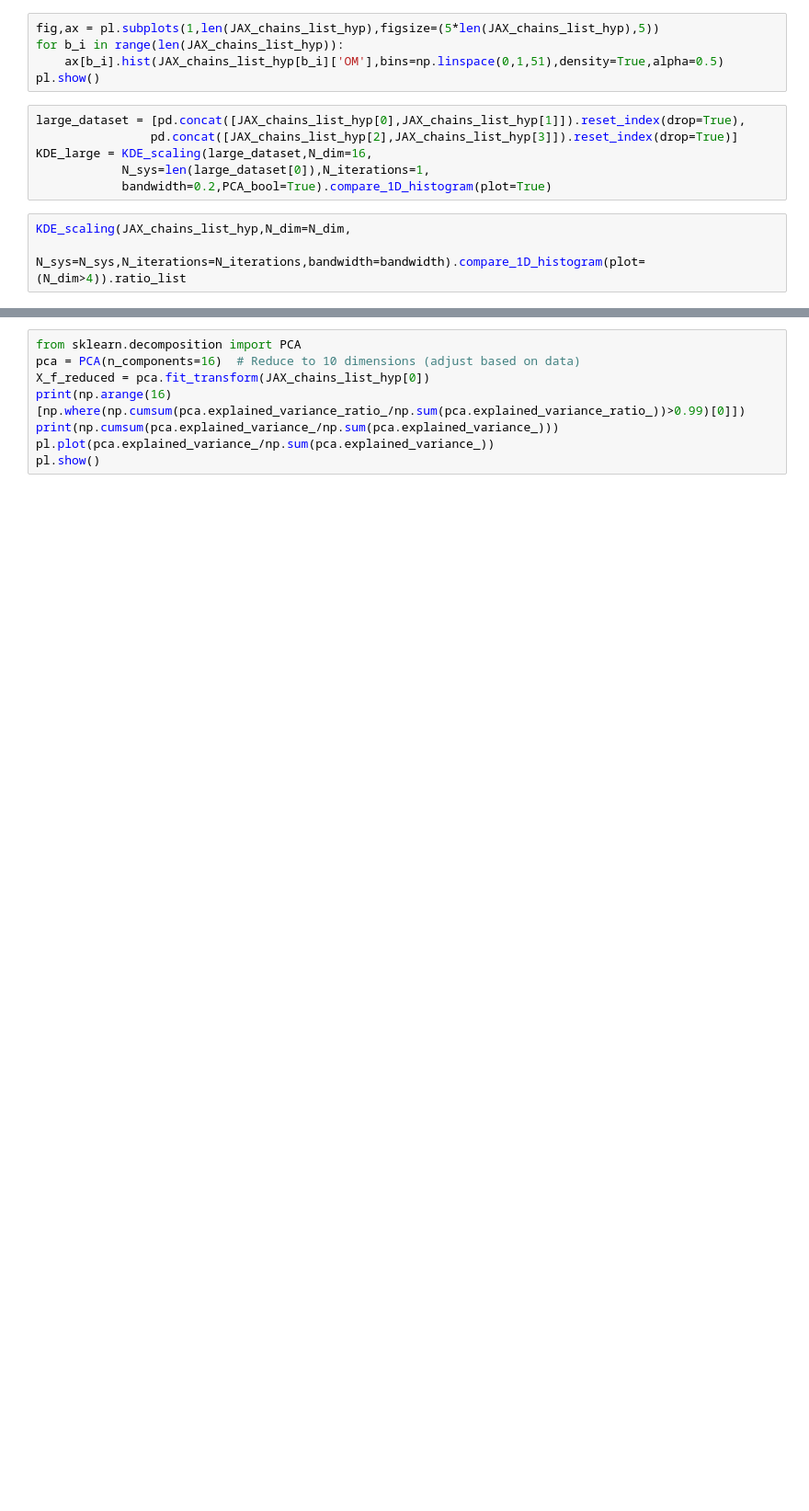
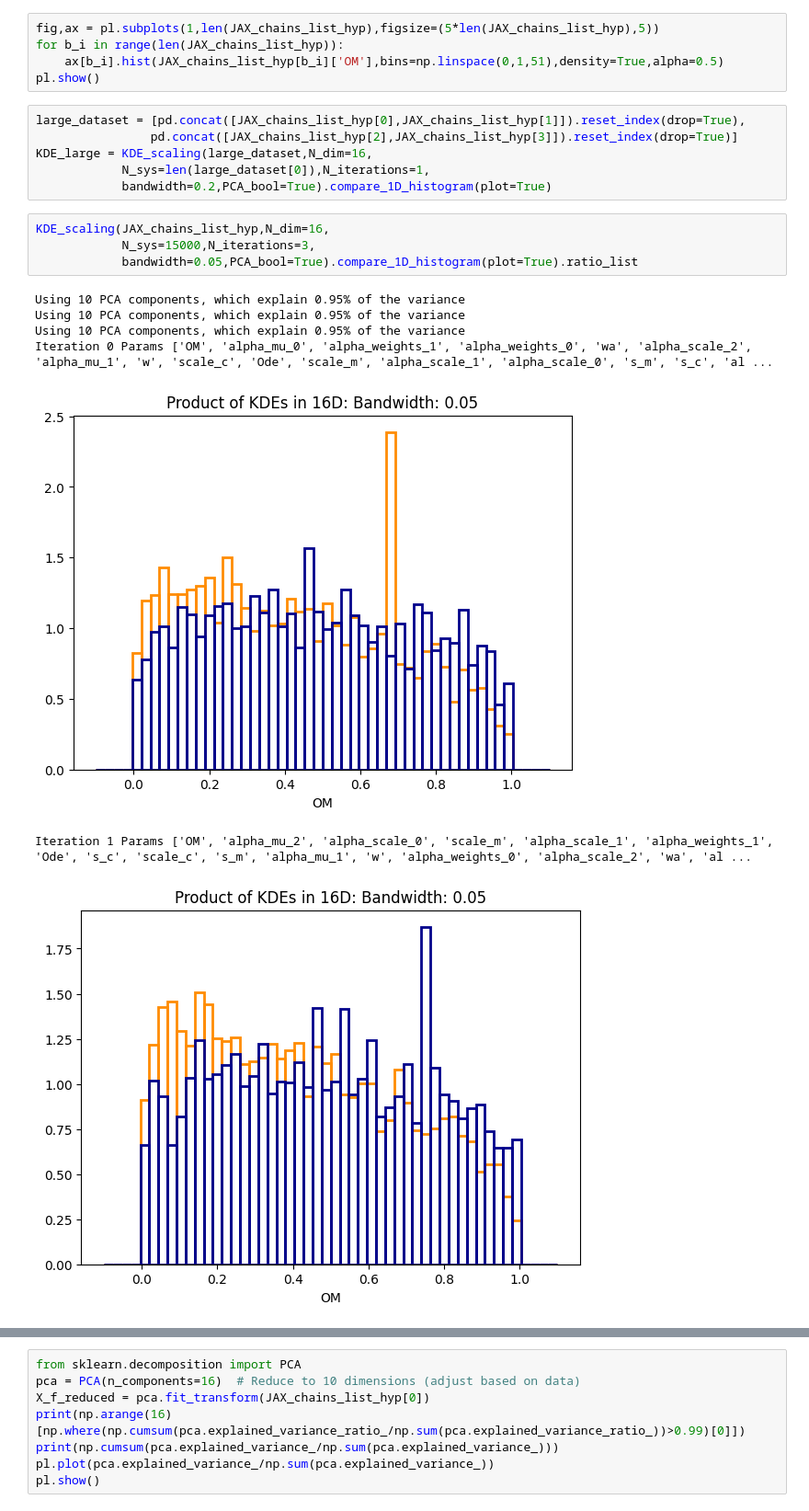
Before and after one commit to P-1884/COSMIC-BEAMS, a Jupyter notebook: KDE_Scaling_Relation.ipynb, the cells around one changed output, grey strips where cells are left out. Shown at 92% size. Saved outputs shown, nothing was run; the diff lists cells and outputs as text; blank space fills up the shorter version.

```diff
--- a/KDE_Scaling_Relation.ipynb
+++ b/KDE_Scaling_Relation.ipynb
@@ -219,5 +185,14 @@ KDE_large = KDE_scaling(large_dataset,N_dim=16,
             N_sys=len(large_dataset[0]),N_iterations=1,
             bandwidth=0.2,PCA_bool=True).compare_1D_histogram(plot=True)
 # %%
-KDE_scaling(JAX_chains_list_hyp,N_dim=N_dim,
-                    N_sys=N_sys,N_iterations=N_iterations,bandwidth=bandwidth).compare_1D_histogram(plot=(N_dim>4)).ratio_list
+KDE_scaling(JAX_chains_list_hyp,N_dim=16,
+            N_sys=15000,N_iterations=3,
+            bandwidth=0.05,PCA_bool=True).compare_1D_histogram(plot=True).ratio_list
+# %% [output]
+Using 10 PCA components, which explain 0.95% of the variance
+Using 10 PCA components, which explain 0.95% of the variance
+Using 10 PCA components, which explain 0.95% of the variance
+Iteration 0 Params ['OM', 'alpha_mu_0', 'alpha_weights_1', 'alpha_weights_0', 'wa', 'alpha_scale_2', 'alpha_mu_1', 'w', 'scale_c', 'Ode', 'scale_m', 'alpha_scale_1', 'alpha_scale_0', 's_m', 's_c', 'al ...
+[figure, added]
+Iteration 1 Params ['OM', 'alpha_mu_2', 'alpha_scale_0', 'scale_m', 'alpha_scale_1', 'alpha_weights_1', 'Ode', 's_c', 'scale_c', 's_m', 'alpha_mu_1', 'w', 'alpha_weights_0', 'alpha_scale_2', 'wa', 'al ...
+[figure, added]
```
Also changed, not shown: parts of 14 cells of this notebook, 17 other files.
